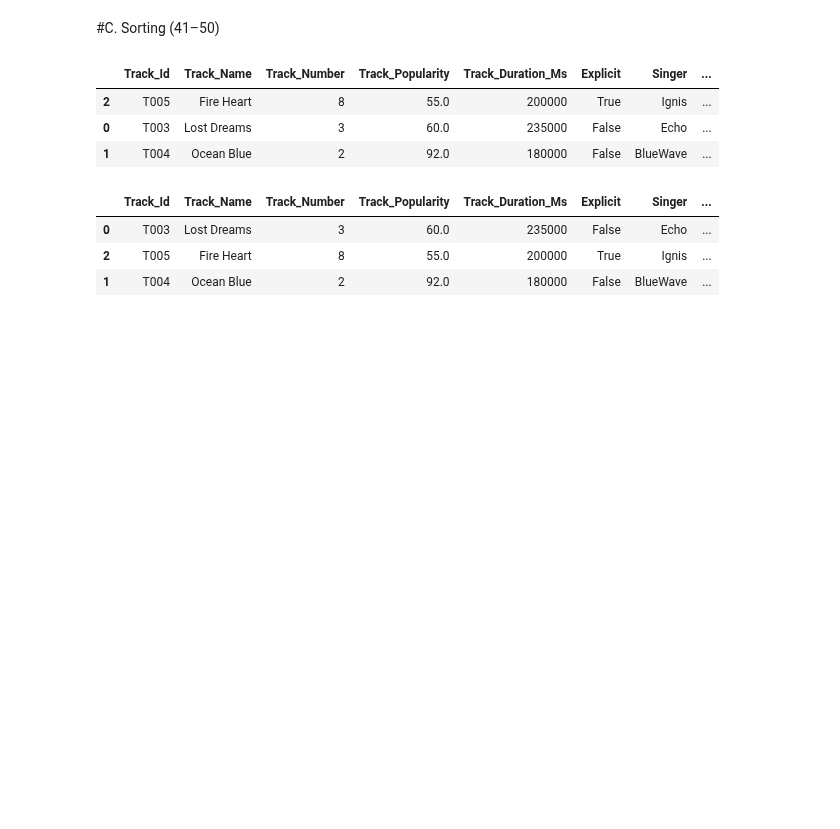
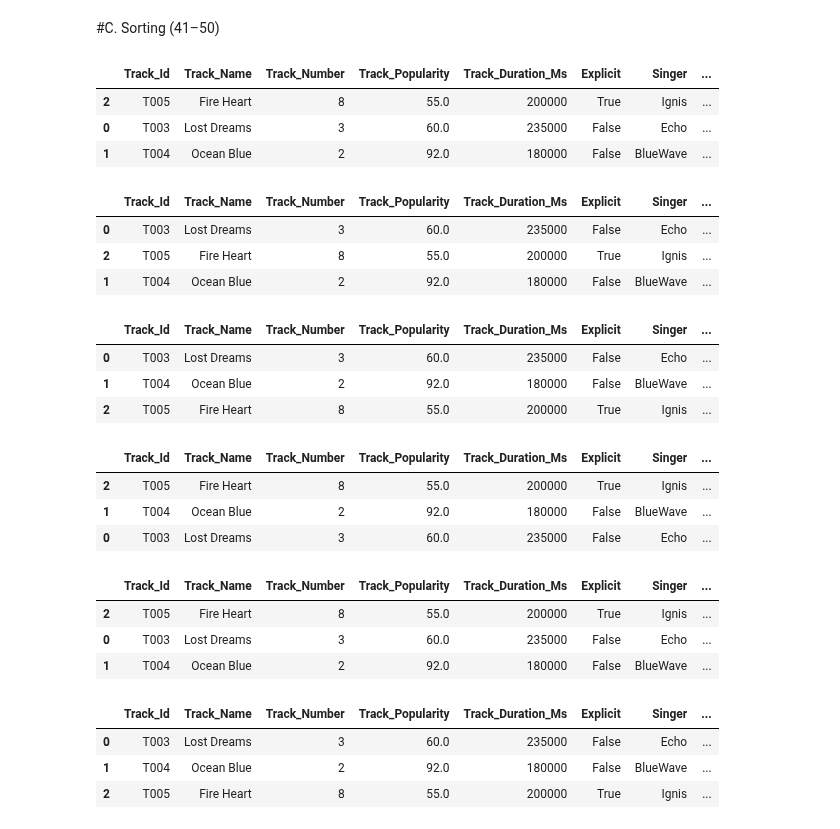
Before and after one commit to nandu26m/Python-Packages, a Jupyter notebook: Pandas/notebooks/Practice_11_12_2025.ipynb, the cells around one changed output. Drawn from its saved outputs; the diff is of its cells as text; code cells hidden in the pictures; blank space fills up the shorter version.

```diff
--- a/Pandas/notebooks/Practice_11_12_2025.ipynb
+++ b/Pandas/notebooks/Practice_11_12_2025.ipynb
@@ -521,3 +521,40 @@ df.sort_values("Track_Duration_Ms", ascending=False)
 | 0 | T003 | Lost Dreams | 3 | 60.0 | 235000 | False | Echo | ... |
 | 2 | T005 | Fire Heart | 8 | 55.0 | 200000 | True | Ignis | ... |
 | 1 | T004 | Ocean Blue | 2 | 92.0 | 180000 | False | BlueWave | ... |
+# %%
+#43. Sort by artist_popularity then track_popularity.
+df.sort_values(
+    ["Artist_Popularity", "Track_Popularity"],
+    ascending=[True, True]
+)
+# %% [output]
+|  | Track_Id | Track_Name | Track_Number | Track_Popularity | Track_Duration_Ms | Explicit | Singer | ... |
+| 0 | T003 | Lost Dreams | 3 | 60.0 | 235000 | False | Echo | ... |
+| 1 | T004 | Ocean Blue | 2 | 92.0 | 180000 | False | BlueWave | ... |
+| 2 | T005 | Fire Heart | 8 | 55.0 | 200000 | True | Ignis | ... |
+# %%
+#44. Sort by album_release_date newest → oldest.
+df.sort_values("Album_Release_Date", ascending=False)
+# %% [output]
+|  | Track_Id | Track_Name | Track_Number | Track_Popularity | Track_Duration_Ms | Explicit | Singer | ... |
+| 2 | T005 | Fire Heart | 8 | 55.0 | 200000 | True | Ignis | ... |
+| 1 | T004 | Ocean Blue | 2 | 92.0 | 180000 | False | BlueWave | ... |
+| 0 | T003 | Lost Dreams | 3 | 60.0 | 235000 | False | Echo | ... |
+# %%
+#45. Sort by track_name alphabetically.
+df.sort_values("Track_Name", ascending=True)
+# %% [output]
+|  | Track_Id | Track_Name | Track_Number | Track_Popularity | Track_Duration_Ms | Explicit | Singer | ... |
+| 2 | T005 | Fire Heart | 8 | 55.0 | 200000 | True | Ignis | ... |
+| 0 | T003 | Lost Dreams | 3 | 60.0 | 235000 | False | Echo | ... |
+| 1 | T004 | Ocean Blue | 2 | 92.0 | 180000 | False | BlueWave | ... |
+# %%
+#46. Sort and reset index.
+df.sort_values("Track_Id", ascending=True, inplace=True)
+df.reset_index(drop=True, inplace=True)
+df.head()
+# %% [output]
+|  | Track_Id | Track_Name | Track_Number | Track_Popularity | Track_Duration_Ms | Explicit | Singer | ... |
+| 0 | T003 | Lost Dreams | 3 | 60.0 | 235000 | False | Echo | ... |
+| 1 | T004 | Ocean Blue | 2 | 92.0 | 180000 | False | BlueWave | ... |
+| 2 | T005 | Fire Heart | 8 | 55.0 | 200000 | True | Ignis | ... |
```
